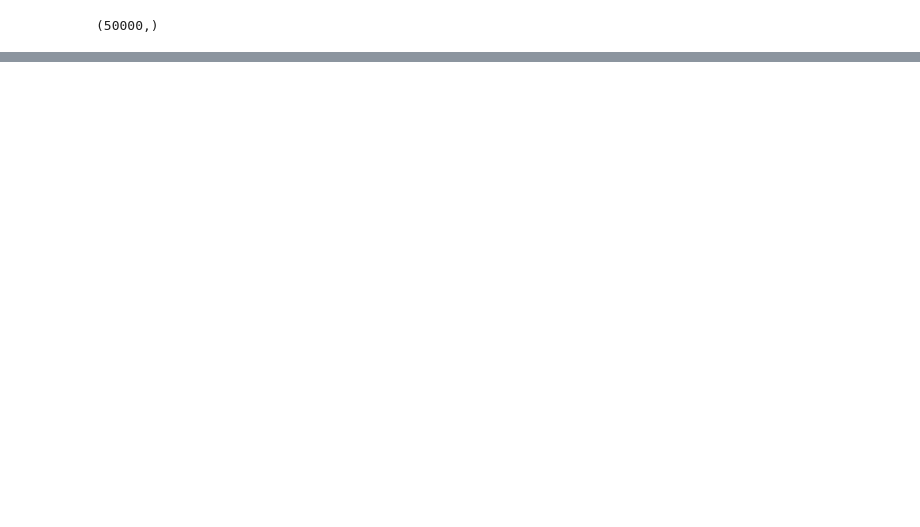
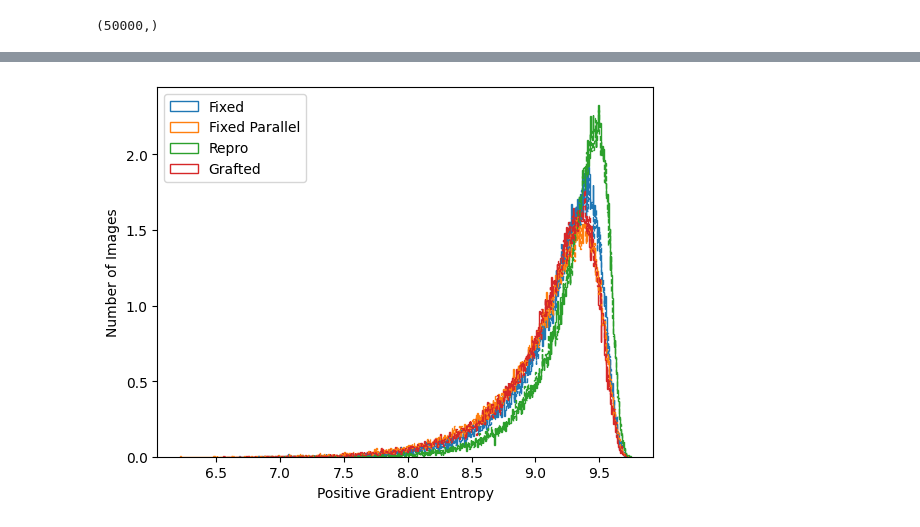
Before and after one commit to EIFY/mup-vit, a Jupyter notebook: notebooks/gather_stats.ipynb, the cells around one changed output, grey strips where cells are left out. Saved outputs shown, nothing was run; the diff lists cells and outputs as text; code cells hidden in the pictures; blank space fills up the shorter version.

```diff
--- a/notebooks/gather_stats.ipynb
+++ b/notebooks/gather_stats.ipynb
@@ -7,12 +7,10 @@ from scipy.stats import entropy
 # %%
 import numpy as np
 
-# I tried to prevent TensorFlow from taking all GPU RAM for hours to no avail, so I had to resort to using CPU for the grafted experiment.
-# You should use GPU if you can overcome this issue.
-device = torch.device("cpu")
-# device = torch.device("cuda")
+device = torch.device("cuda")
 
 def torch_ds():
+    input_resolution = 224
     data = "/data/ImageNet/"
     value_range = v2.Normalize(
         mean=[0.5] * 3,
@@ -74,10 +72,10 @@ def gather_stats(ckpt_path, ds, device):
         grad_sum_clipped_normalized = grad_sum_clipped_normalized.flatten(start_dim=1).cpu().numpy()
         result.append(entropy(grad_sum_clipped_normalized, axis=1))
 
-    return np.concatenate(result)
+    return np.concatenate(result, dtype=np.float32)
 # %%
 # ckpt_path = "/data/imagenet-runs/logs/90ep-repo-attempt12/checkpoints/model_best.pth.tar"
 # ckpt_path = "/data/imagenet-runs/logs/90ep-true-reproduction/checkpoints/model_best.pth.tar"
 # ckpt_path = "/data/imagenet-runs/logs/linear-head-90ep/checkpoints/model_best.pth.tar"
-ckpt_path = "/data/imagenet/05-15_2003/checkpoint.pth.tar"
+ckpt_path = "/data/imagenet/grafted-fixed/model_best.pth.tar"
 result = gather_stats(ckpt_path, torch_ds(), device)
@@ -275,3 +81,0 @@ grafted branch of big_vision reported 0.76812, a difference of 5 images. GPU vs.
-# %%
-ckpt_path = "/data/imagenet/grafted/checkpoint.pth.tar"
-result = gather_stats(ckpt_path, shim(ds), device)
@@ -315,0 +117,25 @@ plt.show()
+# %%
+plt.hist(attempt12, 500, density=True, histtype='step', label="Fixed")
+plt.hist(fixed_parallel, 500, density=True, histtype='step', label="Fixed Parallel")
+plt.hist(true_repro, 500, density=True, histtype='step', label="Repro")
+plt.hist(grafted, 500, density=True, histtype='step', label="Grafted")
+
+plt.gca().set_prop_cycle(None)
+
+filenames = [f"/home/{USER}/Downloads/90ep-repo-attempt12-entropy",
+             f"/home/{USER}/Downloads/linear-head-90ep-entropy",
+             f"/home/{USER}/Downloads/90ep-true-reproduction-entropy",
+             f"/home/{USER}/Downloads/90ep-grafted-entropy"]
+labels = ["Fixed", "Fixed Parallel", "Repro", "Grafted"]
+
+for filename, label in zip(filenames, labels):
+    result = np.load(filename + '-bv-pp.npy')
+    plt.hist(result, 500, density=True, histtype='step', linestyle=('dashed'))
+
+plt.legend(loc="upper left")
+plt.xlabel("Positive Gradient Entropy")
+plt.ylabel("Number of Images")
+plt.savefig(f"/home/{USER}/Downloads/90ep-pixel-grad-comparison-bv-pp.png")
+plt.show()
+# %% [output]
+[figure, added]
```
Also changed, not shown: parts of 13 cells of this notebook, 2 other files.
